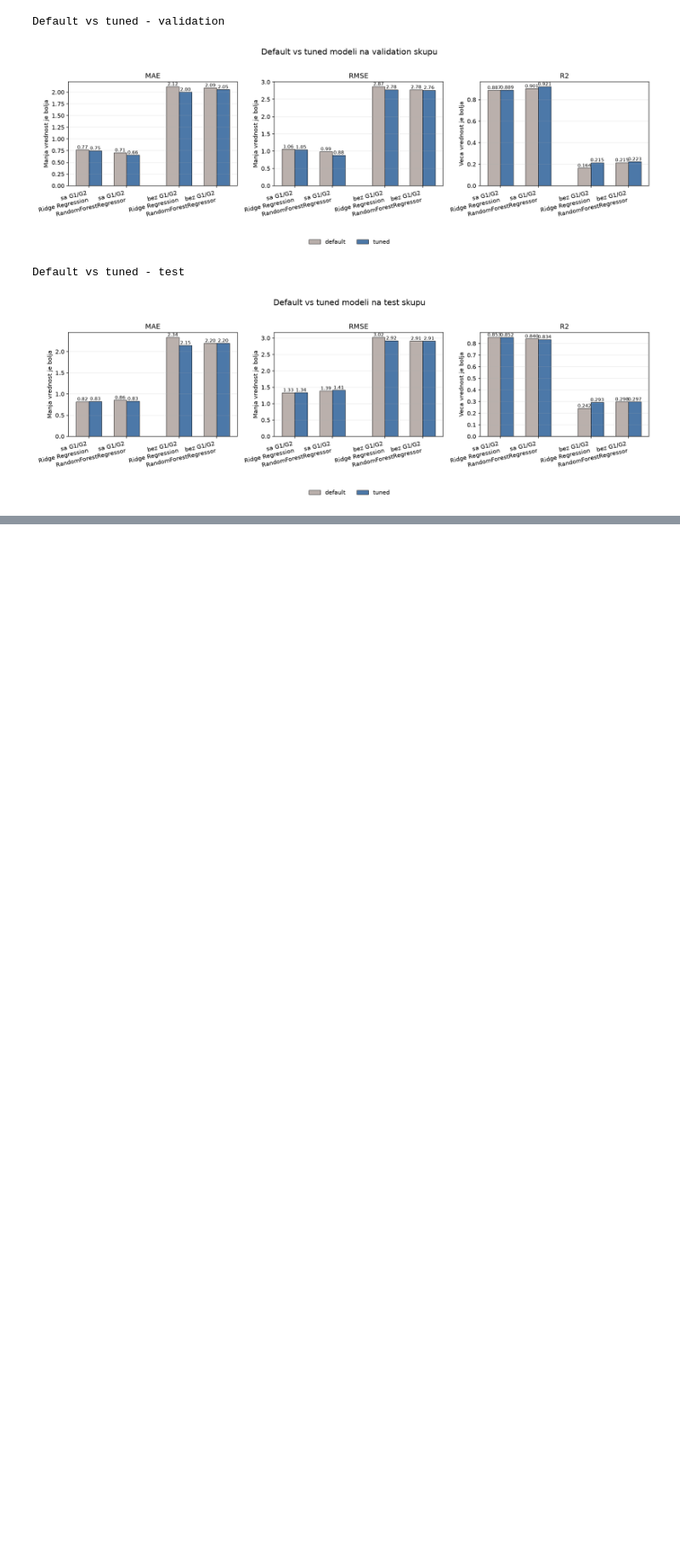
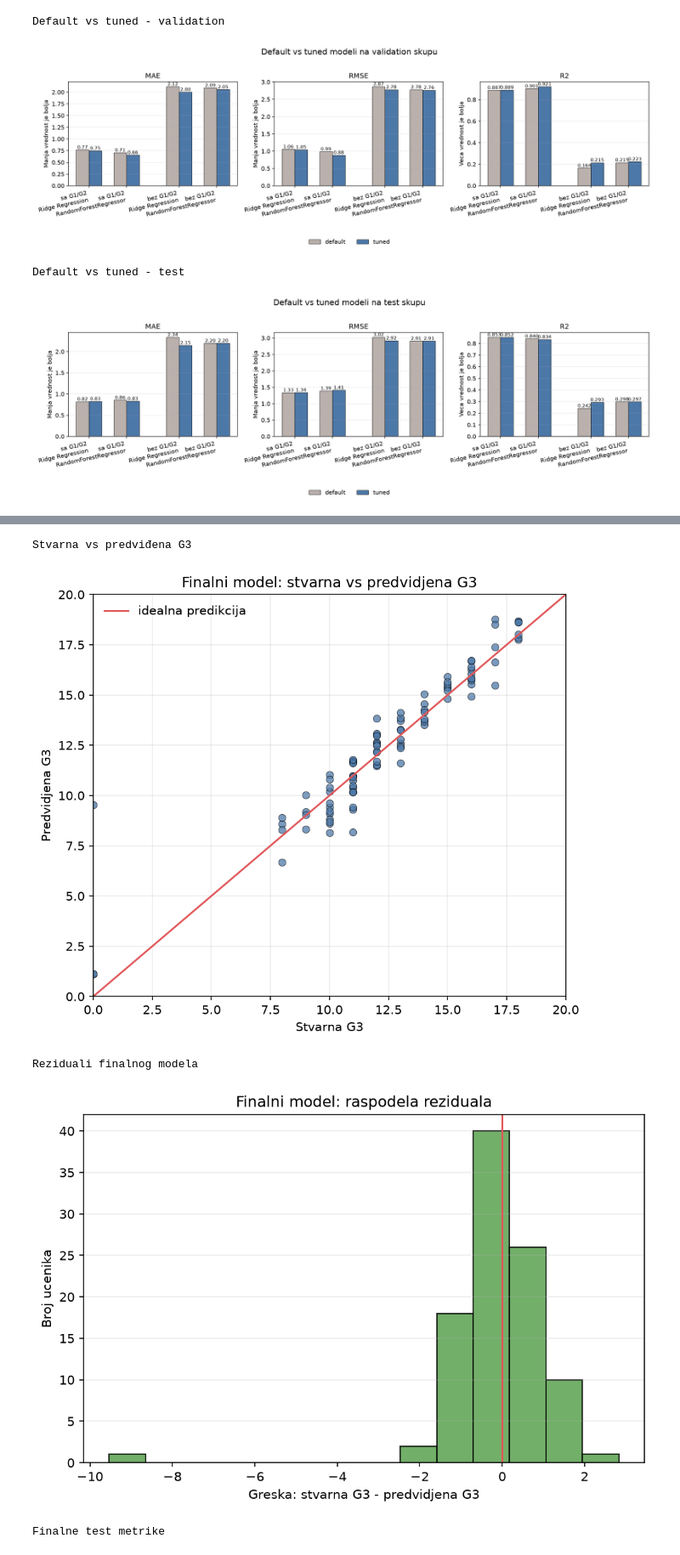
Before and after one commit to fuuukss/StudentPerformancePredict, a Jupyter notebook: docs/student_performance_walkthrough.ipynb, the cells around one changed output, grey strips where cells are left out. Shown at 85% size. Drawn from its saved outputs; the diff is of its cells as text; code cells hidden in the pictures; blank space fills up the shorter version.

```diff
--- a/docs/student_performance_walkthrough.ipynb
+++ b/docs/student_performance_walkthrough.ipynb
@@ -1109,14 +992,18 @@ SledeÄ‡i grafici prikazuju ponaÅ¡anje finalnog modela na test skupu:
 - raspodela reziduala,
 - finalne test metrike.
 # %%
-from IPython.display import Image, display
-
 step10_graph_paths = [
-    ("Stvarna vs predviÄ‘ena G3", STEP10_GRAPHS_DIR / "final_model_actual_vs_predicted.png"),
+    ("Stvarna vs predviđena G3", STEP10_GRAPHS_DIR / "final_model_actual_vs_predicted.png"),
     ("Reziduali finalnog modela", STEP10_GRAPHS_DIR / "final_model_residuals.png"),
     ("Finalne test metrike", STEP10_GRAPHS_DIR / "final_model_metrics.png"),
 ]
 
 for title, graph_path in step10_graph_paths:
     print(title)
     display(Image(filename=str(graph_path)))
+# %% [output]
+Stvarna vs predviđena G3
+[figure, added]
+Reziduali finalnog modela
+[figure, added]
+Finalne test metrike
```
Also changed, not shown: parts of 106 cells of this notebook.
